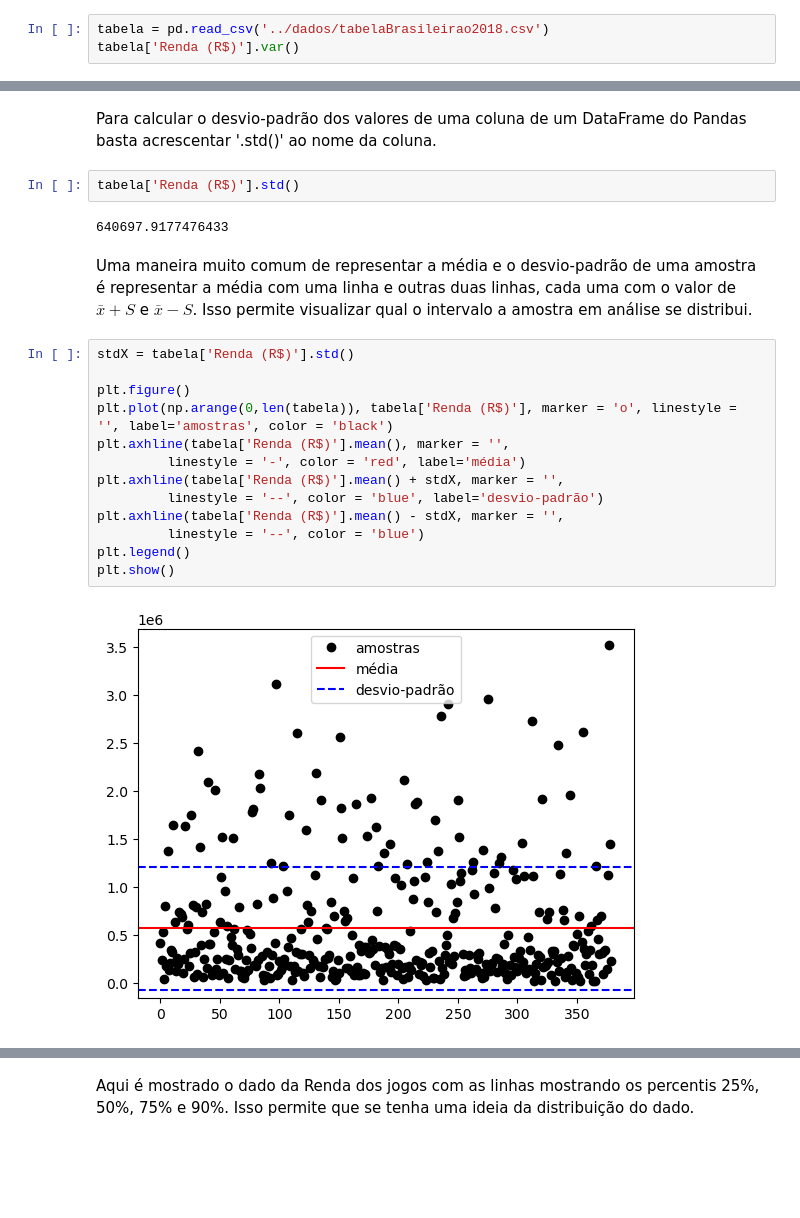
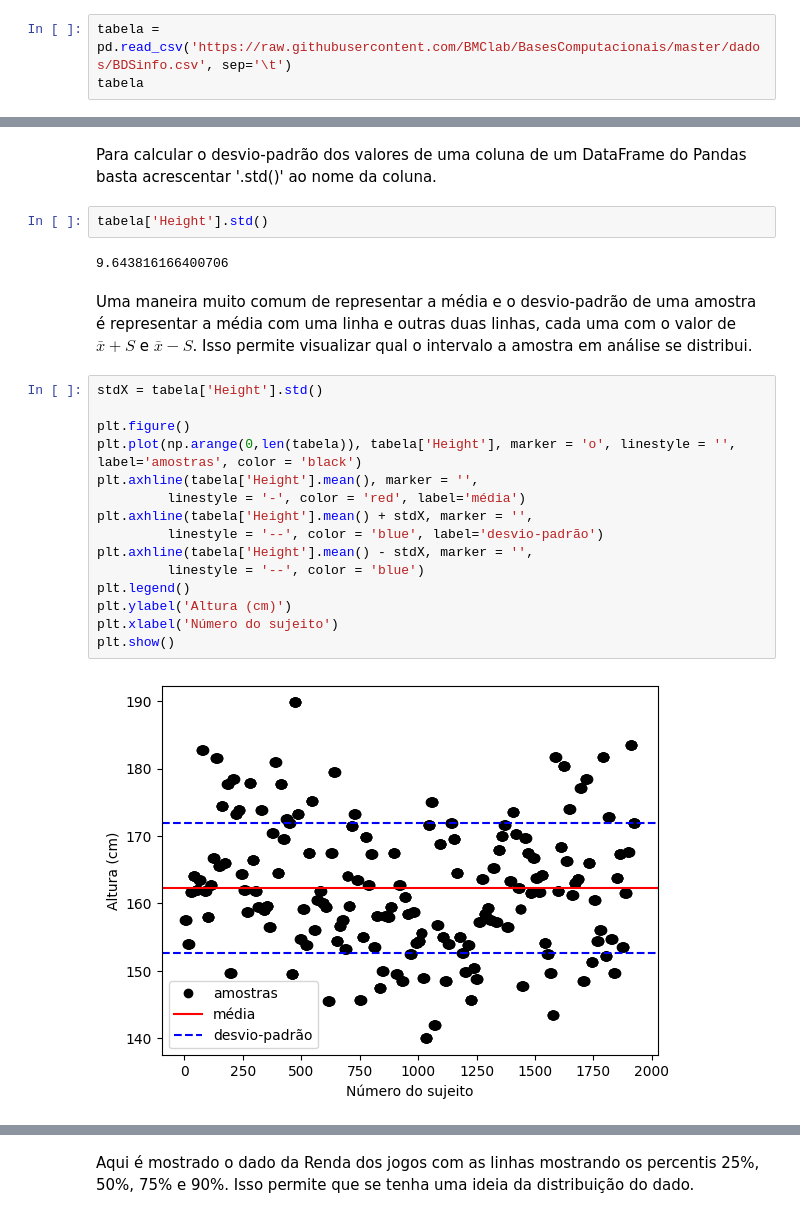
Before and after one commit to BMClab/BasesComputacionais, a Jupyter notebook: aula8/Estatistica.ipynb, the cells around one changed output, grey strips where cells are left out. Cells and saved outputs as stored; diff of their text form; blank space fills up the shorter version.

```diff
--- a/aula8/Estatistica.ipynb
+++ b/aula8/Estatistica.ipynb
@@ -402,4 +414,4 @@ Para calcular a variância da arrecadação em jogos do Campeonato Brasileiro de
 # %%
-tabela = pd.read_csv('../dados/tabelaBrasileirao2018.csv')
-tabela['Renda (R$)'].var()
+tabela = pd.read_csv('https://raw.githubusercontent.com/BMClab/BasesComputacionais/master/dados/BDSinfo.csv', sep='\t')
+tabela
 # %% [output]
@@ -415,26 +443,28 @@ A medida mais utilizada para dispersão das amostras é o desvio-padrão, já qu
 # %% [markdown]
 Para calcular o desvio-padrão dos valores de uma coluna de um DataFrame do Pandas basta acrescentar '.std()' ao nome da coluna.
 # %%
-tabela['Renda (R$)'].std()
+tabela['Height'].std()
 # %% [output]
-640697.9177476433
+9.643816166400706
 # %% [markdown]
 Uma maneira muito comum de representar a média e o desvio-padrão de uma amostra é representar a média com uma linha e outras duas linhas, cada uma com  o valor de $\bar{x}+S$ e $\bar{x}-S$. Isso permite visualizar qual o intervalo a amostra em análise se distribui.
 # %%
-stdX = tabela['Renda (R$)'].std()
+stdX = tabela['Height'].std()
 
 plt.figure()
-plt.plot(np.arange(0,len(tabela)), tabela['Renda (R$)'], marker = 'o', linestyle = '', label='amostras', color = 'black')
-plt.axhline(tabela['Renda (R$)'].mean(), marker = '',
+plt.plot(np.arange(0,len(tabela)), tabela['Height'], marker = 'o', linestyle = '', label='amostras', color = 'black')
+plt.axhline(tabela['Height'].mean(), marker = '',
          linestyle = '-', color = 'red', label='média')
-plt.axhline(tabela['Renda (R$)'].mean() + stdX, marker = '',
+plt.axhline(tabela['Height'].mean() + stdX, marker = '',
          linestyle = '--', color = 'blue', label='desvio-padrão')
-plt.axhline(tabela['Renda (R$)'].mean() - stdX, marker = '',
+plt.axhline(tabela['Height'].mean() - stdX, marker = '',
          linestyle = '--', color = 'blue')
 plt.legend()
+plt.ylabel('Altura (cm)')
+plt.xlabel('Número do sujeito')
 plt.show()
 # %% [output]
-[figure, old version]
+[figure, new version]
 # %% [markdown]
 ### Percentil
 
```
Also changed, not shown: parts of 62 cells of this notebook.
